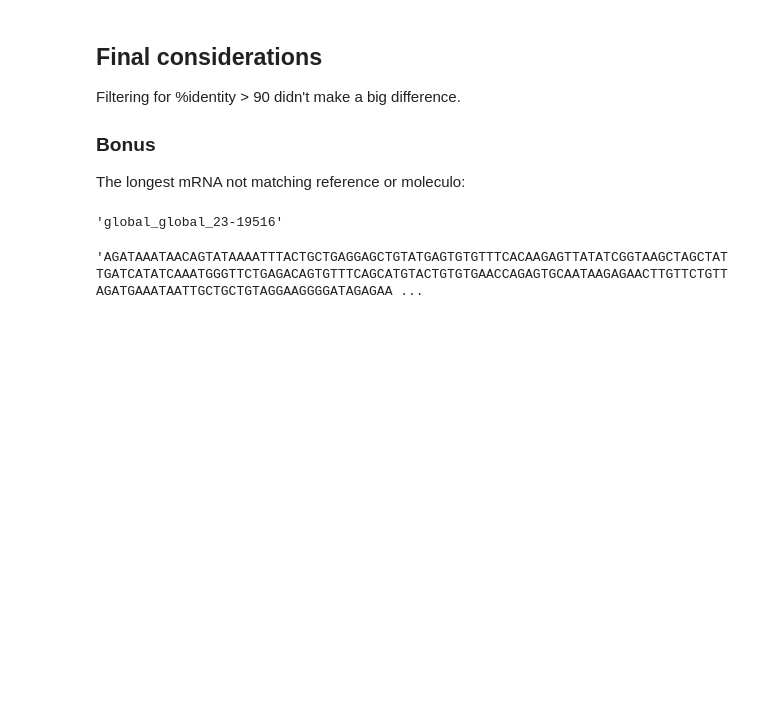
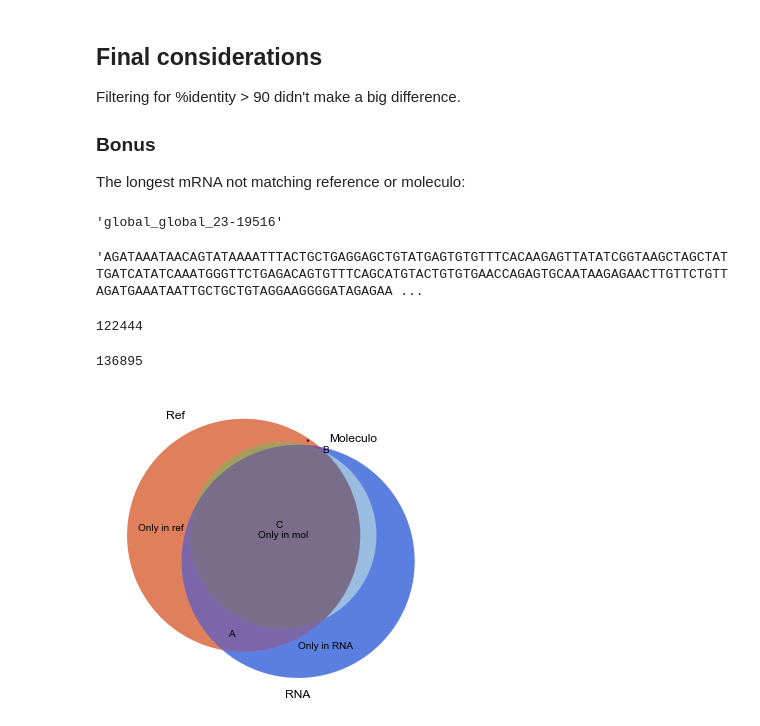
Before and after one commit to luizirber/galGal, a Jupyter notebook: notebooks/rna_mol_ref.ipynb, the cells around one changed output. Saved outputs shown, nothing was run; the diff lists cells and outputs as text; code cells hidden in the pictures; blank space fills up the shorter version.

Commit message:
More venn data

```diff
--- a/notebooks/rna_mol_ref.ipynb
+++ b/notebooks/rna_mol_ref.ipynb
@@ -232,3 +301,36 @@ lens_only_rna_mol_90.argmax()
 chick_rna_df['sequence']['global_global_23-19516']
 # %% [output]
 'AGATAAATAACAGTATAAAATTTACTGCTGAGGAGCTGTATGAGTGTGTTTCACAAGAGTTATATCGGTAAGCTAGCTATTGATCATATCAAATGGGTTCTGAGACAGTGTTTCAGCATGTACTGTGTGAACCAGAGTGCAATAAGAGAACTTGTTCTGTTAGATGAAATAATTGCTGCTGTAGGAAGGGGATAGAGAA ...
+# %%
+only_rna = rna - only_rna_ref - only_rna_mol - intersection_90
+print len(only_rna)
+# %% [output]
+122444
+# %%
+only_ref = ref - only_rna_ref - intersection_90 # - only_mol_ref
+print len(only_ref)
+# %% [output]
+136895
+# %%
+v = venn3(
+  subsets=(len(only_ref),
+           len(only_in_mol),
+           2,
+           len(only_rna),
+           len(only_rna_ref),
+           len(only_rna_mol),
+           len(intersection)),
+  set_labels=('Ref', 'Moleculo', 'RNA'))
+
+#v = venn3(subsets=(2,2,2,2,2,2,2), set_labels=('Ref', 'Moleculo', 'RNA'))
+v.get_label_by_id('100').set_text('Only in ref')
+v.get_label_by_id('010').set_text('Only in mol')
+v.get_label_by_id('110').set_text('B')
+v.get_label_by_id('001').set_text('Only in RNA')
+v.get_label_by_id('101').set_text('A')
+v.get_label_by_id('011').set_text('*')
+v.get_label_by_id('111').set_text('C')
+
+#len(only_rna_mol)
+# %% [output]
+[figure, added]
```
Also changed, not shown: parts of 18 cells of this notebook.
